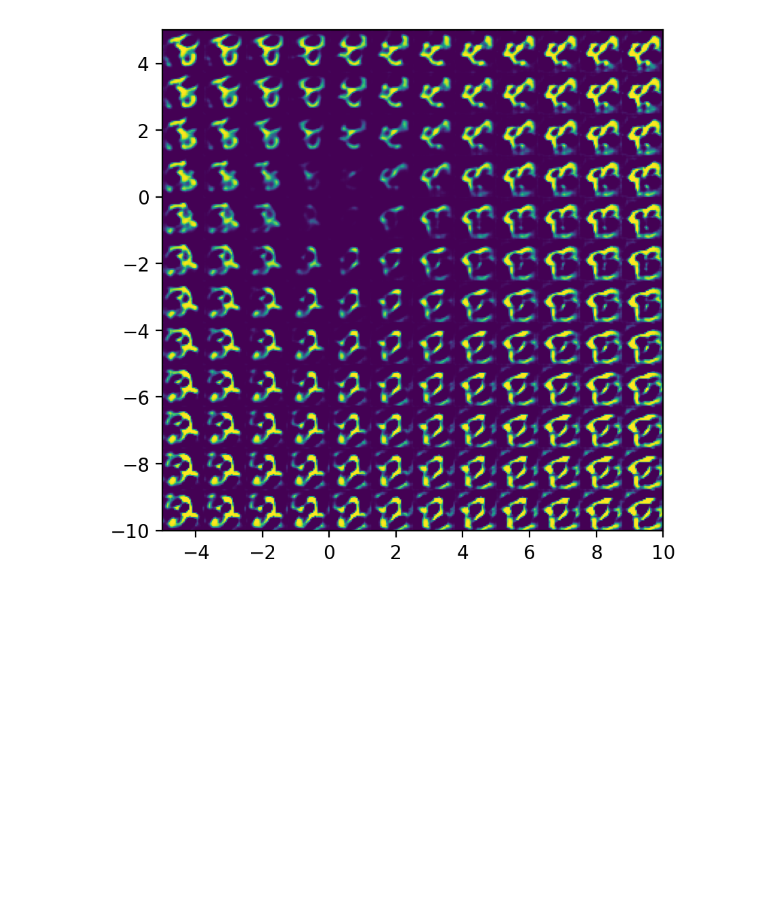
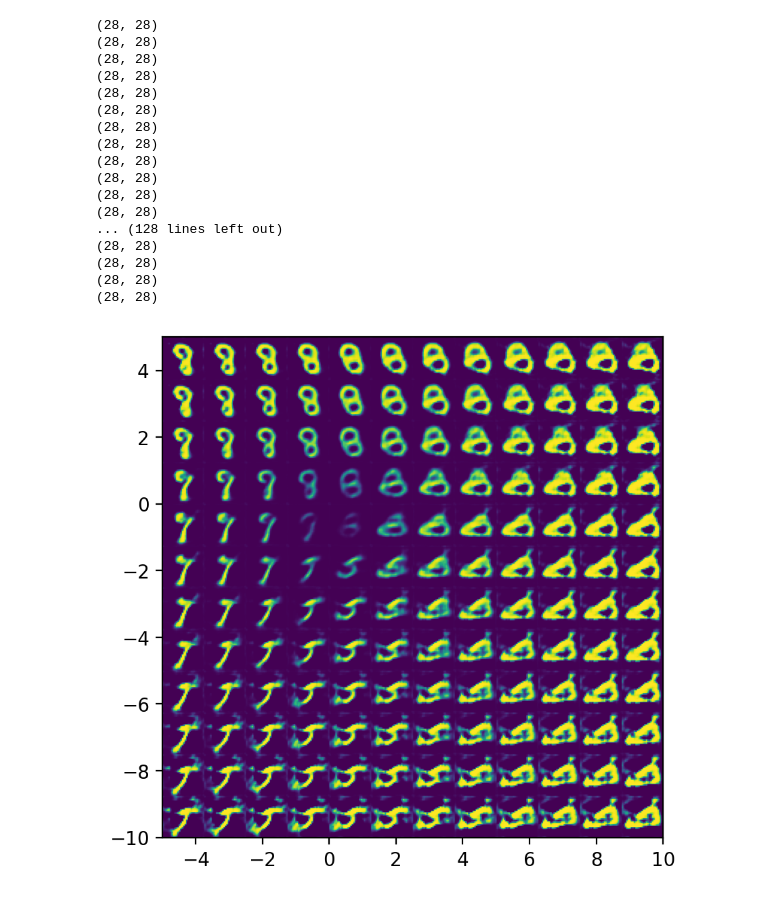
Before and after one commit to AlexanderFA/susu_synthetic_media, a Jupyter notebook: lab2/vae-cnn.ipynb, the cells around one changed output. Drawn from its saved outputs; the diff is of its cells as text; code cells hidden in the pictures; blank space fills up the shorter version.

```diff
--- a/lab2/vae-cnn.ipynb
+++ b/lab2/vae-cnn.ipynb
@@ -107,6 +105,6 @@ def train(autoencoder_model, train_data, epochs=20):
         print(f"Loss: {running_loss/len(train_data)}")
     return autoencoder
 # %%
-autoencoder = Autoencoder(100).to(device)
+autoencoder = Autoencoder(10).to(device)
 autoencoder_1 = train(autoencoder, data, epochs=1)
 # %% [output]
@@ -169,34 +171,53 @@ import numpy as np
 # %%
 def plot_latent(model, data, num_batches=100): # only for latent_dims = 2
     for i, (x, y) in enumerate(data):
         z = model.encoder(x.to(device))
         z = z.to(device).detach().numpy()
         plt.scatter(z[:, 0], z[:, 1], c=y, cmap='tab10')
         if i > num_batches:
             plt.colorbar()
             break
 
 def plot_reconstructed(model, r0=(-5, 10), r1=(-10, 5), n=12):
     w = 28
     img = np.zeros((n*w, n*w))
     for i, y in enumerate(np.linspace(*r1, n)): # i = [0, .., 11], y = [-10, -8.7, .., 5]
         for j, x in enumerate(np.linspace(*r0, n)):
-            vector = np.repeat([x, y], 50)
+            vector = np.repeat([x, y], 5)
             # vector = [x, y]
             #z = torch.Tensor([np.array(vector)]).to(device)
             z = torch.Tensor(np.array(vector)).to(device)
             # print(z.shape)
             x_hat = model.decoder(z)
             # print(x_hat.shape)
             # break
             x_hat = x_hat.reshape(28, 28).to(device).detach().numpy()
+            # print((n-1-i)*w, (n-1-i+1)*w, j*w, (j+1)*w)
+            print(img[(n-1-i)*w:(n-1-i+1)*w, j*w:(j+1)*w].shape)
             img[(n-1-i)*w:(n-1-i+1)*w, j*w:(j+1)*w] = x_hat
     plt.imshow(img, extent=[*r0, *r1])
 
 # plot_latent(autoencoder_1, data) # only for latent_dims = 2
 plot_reconstructed(autoencoder_1)
 # %% [output]
+(28, 28)
+(28, 28)
+(28, 28)
+(28, 28)
+(28, 28)
+(28, 28)
+(28, 28)
+(28, 28)
+(28, 28)
+(28, 28)
+(28, 28)
+(28, 28)
+... (128 lines left out)
+(28, 28)
+(28, 28)
+(28, 28)
+(28, 28)
-[figure, old version]
+[figure, new version]
 # %%
 import itertools
 
```
Also changed, not shown: parts of 13 cells of this notebook.
